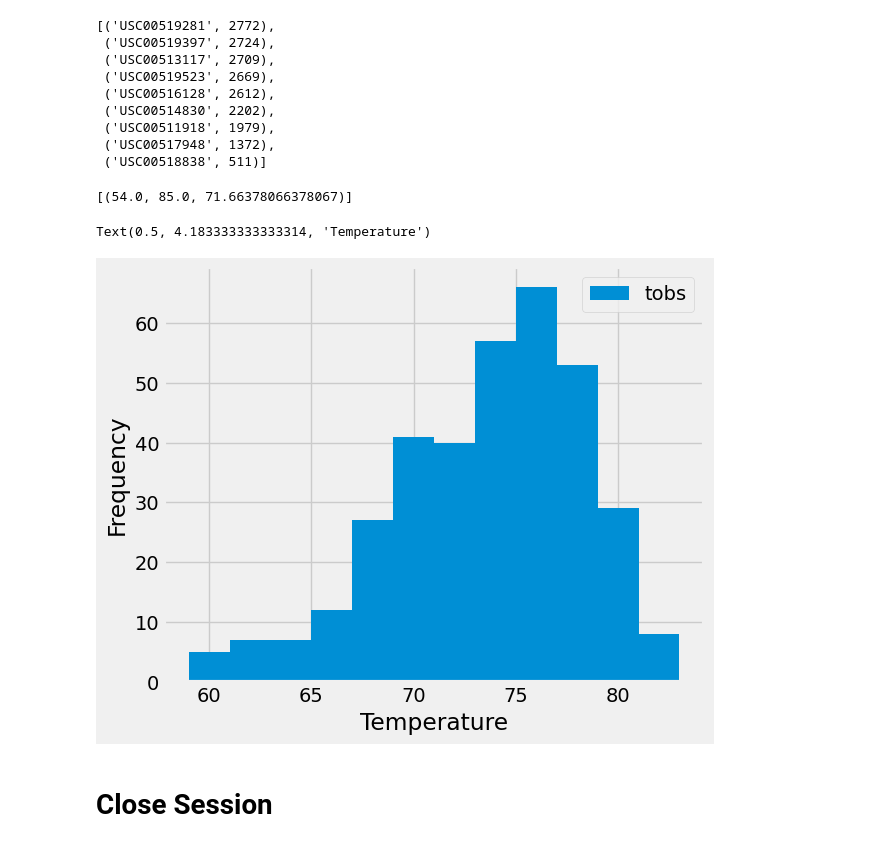
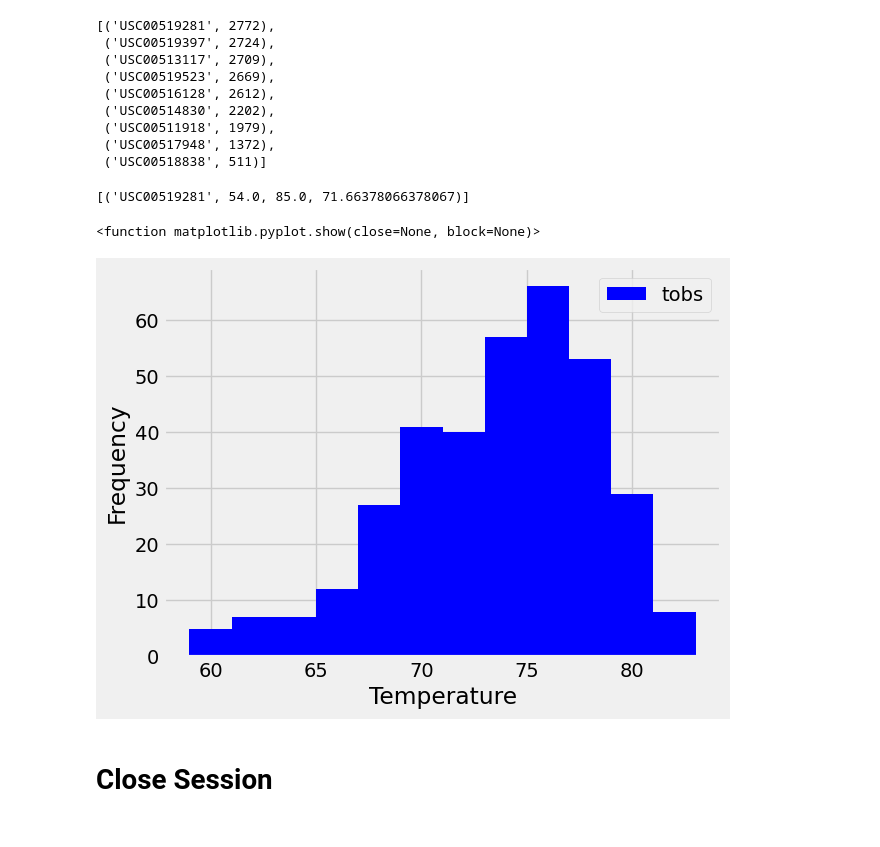
Before and after one commit to HGShelton/sqlalchemy_challenge, a Jupyter notebook: SurfsUp/climate_starter.ipynb, the cells around one changed output. Cells and saved outputs as stored; diff of their text form; code cells hidden in the pictures.

```diff
--- a/SurfsUp/climate_starter.ipynb
+++ b/SurfsUp/climate_starter.ipynb
@@ -115,14 +120,34 @@ Name: Precipitation, dtype: float64
  ('USC00518838', 511)]
 # %%
 # Using the most active station id from the previous query, calculate the lowest, highest, and average temperature.
+temps = [measurements.station,
+         func.min(measurements.tobs),
+         func.max(measurements.tobs),
+         func.avg(measurements.tobs)]
+most_active_temps = session.query(*temps).\
+        filter(measurements.station == 'USC00519281').\
+        group_by(measurements.station).\
+        order_by(measurements.station).all()
+most_active_temps
 # %% [output]
-[(54.0, 85.0, 71.66378066378067)]
+[('USC00519281', 54.0, 85.0, 71.66378066378067)]
 # %%
 # Using the most active station id
 # Query the last 12 months of temperature observation data for this station and plot the results as a histogram
+most_active_temp_data = session.query(measurements.tobs).\
+                    filter(measurements.station == 'USC00519281').\
+                    filter(measurements.date >= one_year_ago).all()
+
+df = pd.DataFrame(most_active_temp_data, columns=['Temperature'])
+
+plt.hist(df['Temperature'], bins=12, color='blue')
+plt.xlabel('Temperature')
+plt.ylabel('Frequency')
+plt.legend(['tobs'])
+plt.show
 # %% [output]
-Text(0.5, 4.183333333333314, 'Temperature')
+<function matplotlib.pyplot.show(close=None, block=None)>
-[figure, old version]
+[figure, new version]
 # %% [markdown]
 # Close Session
 # %%
```
Also changed, not shown: parts of 3 cells of this notebook, 1 other file.
